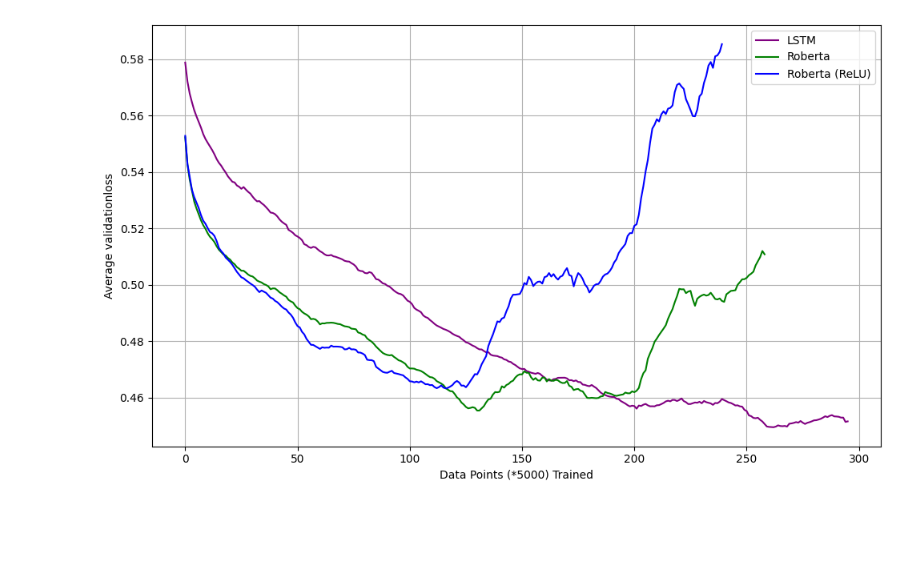
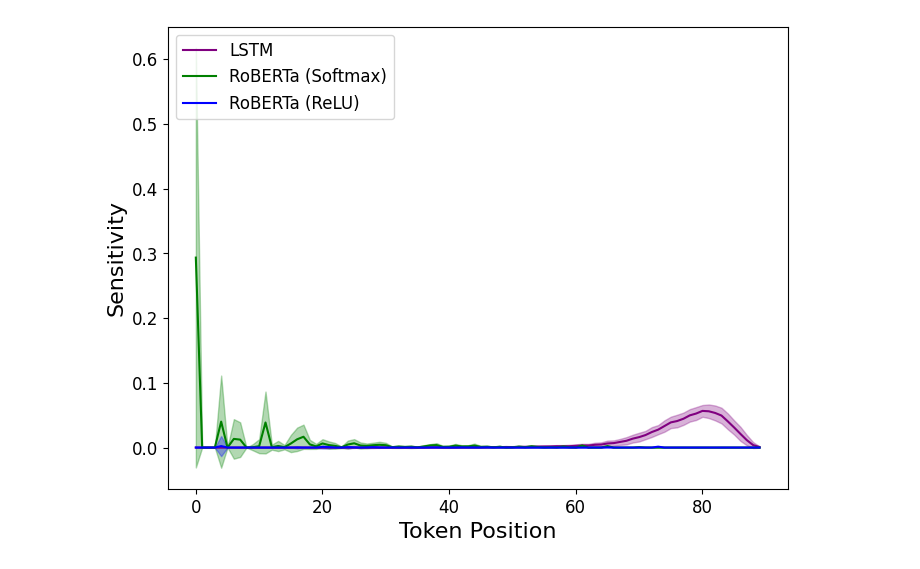
Before and after one commit to KevinZhoutianyi/USC-SB-Transformer, a Jupyter notebook: plot_new.ipynb, the cells around one changed output. Saved outputs shown, nothing was run; the diff lists cells and outputs as text; code cells hidden in the pictures; blank space fills up the shorter version.

```diff
--- a/plot_new.ipynb
+++ b/plot_new.ipynb
@@ -89,14 +69,49 @@ validation_data = {
-# %%
-plt.figure(figsize=(10, 6))
-plt.plot(validation_data['lstm'], label='LSTM', color='purple')
-plt.plot(validation_data['roberta'], label='Roberta', color='green')
-plt.plot(validation_data['roberta (relu)'], label='Roberta (ReLU)', color='blue')
-plt.xlabel(f'Data Points (*{report_number}) Trained')
-plt.ylabel(f'Average {metric}')
-#plt.title('Change of Average Sensitivity with Data Points Trained')
-plt.legend()
-plt.grid(True)
-plt.tight_layout()
-plt.show()
-# %% [output]
-[figure, removed]
+# %%
+import numpy as np
+import matplotlib.pyplot as plt
+
+data_name = 'mrpc'
+# Function to compute average and standard deviation for the last 100 rows
+def compute_stats(data):
+    if data.shape[0] >= 100:
+        last_100_rows = data[-100:]
+        average = np.mean(last_100_rows, axis=0)
+        std_deviation = np.sqrt(np.var(last_100_rows, axis=0))  # Standard deviation
+        return average, std_deviation
+    else:
+        return None, None
+# Load the data
+lstm_sens_pos = np.load(f"logs/{data_name}/lstm/layernorm/sensitivity.npy")
+roberta_sens_pos = np.load(f"logs/{data_name}/roberta-scratch/default/sensitivity.npy")
+roberta_relu_sens_pos = np.load(f"logs/{data_name}/roberta-scratch_relu/default/sensitivity.npy")
+# Compute stats for each dataset
+lstm_avg, lstm_std = compute_stats(lstm_sens_pos)
+roberta_avg, roberta_std = compute_stats(roberta_sens_pos)
+roberta_relu_avg, roberta_relu_std = compute_stats(roberta_relu_sens_pos)
+# Plotting
+plt.figure(figsize=(8, 6))
+# Check if the data was sufficient and plot
+if lstm_avg is not None and lstm_std is not None:
+    length = len(lstm_avg)
+    plt.plot(range(length), lstm_avg, label='LSTM', color='purple')
+    plt.fill_between(range(len(lstm_avg)), lstm_avg - lstm_std, lstm_avg + lstm_std,
+                     color='purple', alpha=0.3)
+if roberta_avg is not None and roberta_std is not None:
+    length = len(roberta_avg)
+    plt.plot(range(length), roberta_avg, label='RoBERTa (Softmax)', color='green')
+    plt.fill_between(range(len(roberta_avg)), roberta_avg - roberta_std, roberta_avg + roberta_std,
+                     color='green', alpha=0.3)
+if roberta_relu_avg is not None and roberta_relu_std is not None:
+    length = len(roberta_relu_avg)
+    plt.plot(range(length),roberta_relu_avg, label='RoBERTa (ReLU)', color='blue')
+    plt.fill_between(range(len(roberta_relu_avg)), roberta_relu_avg - roberta_relu_std, roberta_relu_avg + roberta_relu_std,
+                     color='blue', alpha=0.3)
+plt.xlabel('Token Position', fontsize=16)
+plt.ylabel('Sensitivity', fontsize=16)
+plt.xticks(fontsize=12)
+plt.yticks(fontsize=12)
+#plt.title('Average Sensitity over Token Position')
+plt.legend(loc='upper left', fontsize=12)
+plt.savefig(f'{data_name}_token_position.pdf', dpi=200, bbox_inches='tight', pad_inches=0.05)
+# %% [output]
+[figure, added]
```
Also changed, not shown: parts of 10 cells of this notebook.
